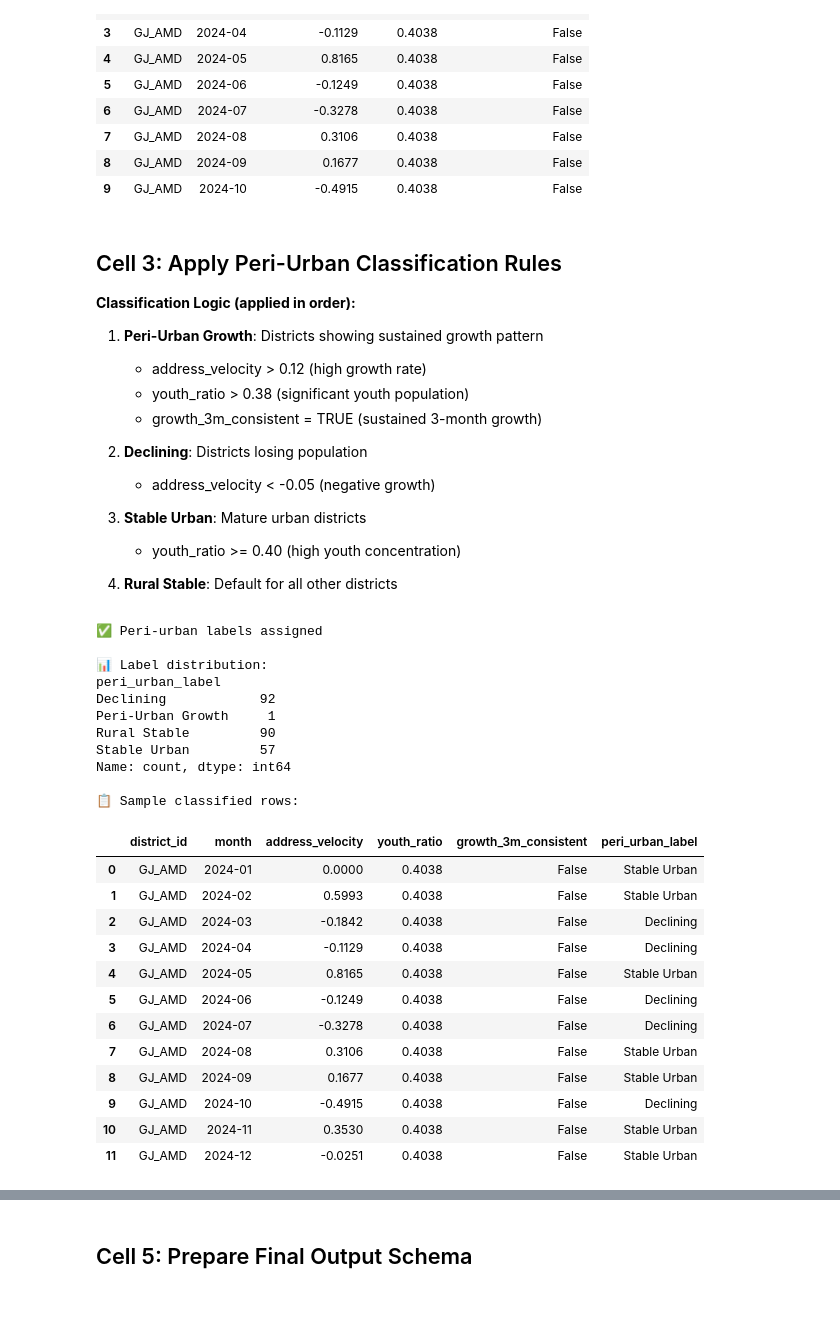
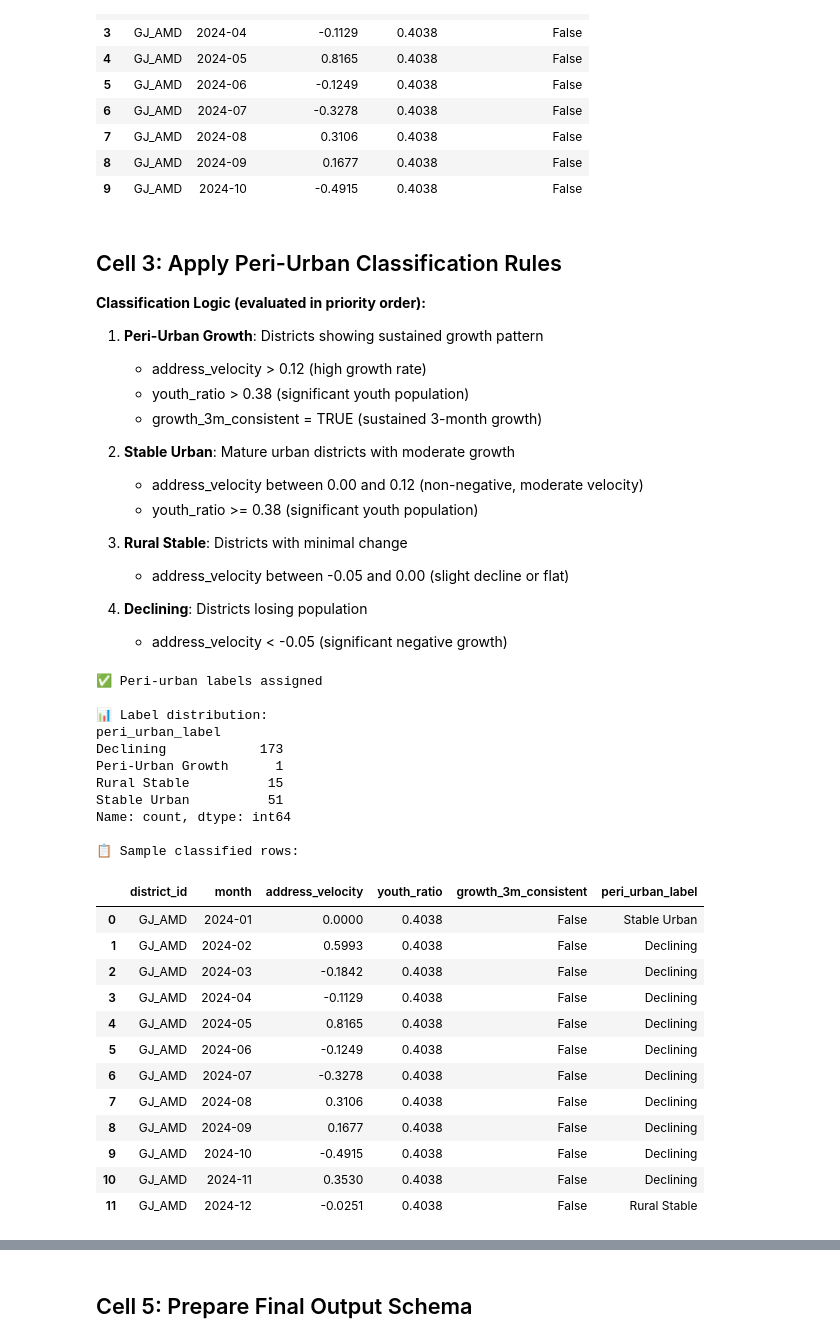
Before and after one commit to AaryanCode69/Saarthi-Net-Data-Pipeline, a Jupyter notebook: notebooks/phase4_peri_urban_labels.ipynb, the cells around one changed output, grey strips where cells are left out. Saved outputs shown, nothing was run; the diff lists cells and outputs as text; code cells hidden in the pictures; blank space fills up the shorter version.

```diff
--- a/notebooks/phase4_peri_urban_labels.ipynb
+++ b/notebooks/phase4_peri_urban_labels.ipynb
@@ -98,31 +98,33 @@ df[['district_id', 'month', 'address_velocity', 'youth_ratio', 'growth_3m_consis
 # %% [markdown]
 ## Cell 3: Apply Peri-Urban Classification Rules
 
-**Classification Logic (applied in order):**
+**Classification Logic (evaluated in priority order):**
 
 1. **Peri-Urban Growth**: Districts showing sustained growth pattern
    - address_velocity > 0.12 (high growth rate)
    - youth_ratio > 0.38 (significant youth population)
    - growth_3m_consistent = TRUE (sustained 3-month growth)
 
-2. **Declining**: Districts losing population
-   - address_velocity < -0.05 (negative growth)
+2. **Stable Urban**: Mature urban districts with moderate growth
+   - address_velocity between 0.00 and 0.12 (non-negative, moderate velocity)
+   - youth_ratio >= 0.38 (significant youth population)
 
-3. **Stable Urban**: Mature urban districts
-   - youth_ratio >= 0.40 (high youth concentration)
+3. **Rural Stable**: Districts with minimal change
+   - address_velocity between -0.05 and 0.00 (slight decline or flat)
 
-4. **Rural Stable**: Default for all other districts
+4. **Declining**: Districts losing population
+   - address_velocity < -0.05 (significant negative growth)
 # %%
 """
 Apply Peri-Urban Classification Rules
 --------------------------------------
 Each district-month is classified based on explicit, explainable rules.
 
-Rule Priority (applied in order):
+Rule Priority (evaluated in order):
 1. Peri-Urban Growth: High velocity + youth + sustained growth
-2. Declining: Negative velocity indicates outflow
-3. Stable Urban: High youth ratio indicates mature urban area
-4. Rural Stable: Default category for remaining districts
+2. Stable Urban: Moderate velocity (0 to 0.12) + youth >= 0.38
+3. Rural Stable: Slight decline or flat velocity (-0.05 to 0)
+4. Declining: Significant negative velocity (< -0.05)
 """
 
 def classify_peri_urban(row) -> str:
@@ -133,70 +135,70 @@ def classify_peri_urban(row) -> str:
         row: DataFrame row with address_velocity, youth_ratio, growth_3m_consistent
 
     Returns:
-        One of: 'Peri-Urban Growth', 'Declining', 'Stable Urban', 'Rural Stable'
+        One of: 'Peri-Urban Growth', 'Stable Urban', 'Rural Stable', 'Declining'
     """
     velocity = row['address_velocity']
     youth = row['youth_ratio']
     growth_consistent = row['growth_3m_consistent']
 
-    # Rule 1: Peri-Urban Growth
+    # Rule 1: Peri-Urban Growth (HIGHEST PRIORITY)
     # Districts with high address velocity, significant youth population,
     # AND sustained 3-month growth are classified as peri-urban growth zones.
     # These are areas transitioning from rural to urban.
     if velocity > 0.12 and youth > 0.38 and growth_consistent:
         return "Peri-Urban Growth"
 
-    # Rule 2: Declining
-    # Districts with negative address velocity are experiencing outflow.
-    # This indicates population decline or reverse migration.
-    elif velocity < -0.05:
-        return "Declining"
-
-    # Rule 3: Stable Urban
-    # Districts with high youth ratio (>=40%) are mature urban centers.
-    # Youth tend to concentrate in cities for jobs and education.
-    elif youth >= 0.40:
+    # Rule 2: Stable Urban
+    # Districts with moderate velocity (between 0.00 and 0.12)
+    # AND youth ratio >= 0.38 are mature urban centers.
+    elif velocity >= 0.00 and velocity <= 0.12 and youth >= 0.38:
         return "Stable Urban"
 
-    # Rule 4: Rural Stable (default)
-    # All remaining districts are classified as stable rural areas.
-    # These have moderate velocity and lower youth concentration.
+    # Rule 3: Rural Stable
+    # Districts with slight decline or flat velocity (between -0.05 and 0.00)
+    # are stable rural areas with minimal population change.
+    elif velocity >= -0.05 and velocity <= 0.00:
+        return "Rural Stable"
+
+    # Rule 4: Declining (LOWEST PRIORITY)
+    # Districts with significant negative velocity (< -0.05)
+    # are experiencing population decline or reverse migration.
     else:
-        return "Rural Stable"
+        return "Declining"
 
 # Apply classification to each row
 df['peri_urban_label'] = df.apply(classify_peri_urban, axis=1)
 
 print(f"✅ Peri-urban labels assigned")
 print(f"\n📊 Label distribution:")
 print(df['peri_urban_label'].value_counts().sort_index())
 print(f"\n📋 Sample classified rows:")
 df[['district_id', 'month', 'address_velocity', 'youth_ratio', 'growth_3m_consistent', 'peri_urban_label']].head(12)
 # %% [output]
 ✅ Peri-urban labels assigned
 
 📊 Label distribution:
 peri_urban_label
-Declining            92
-Peri-Urban Growth     1
-Rural Stable         90
-Stable Urban         57
+Declining            173
+Peri-Urban Growth      1
+Rural Stable          15
+Stable Urban          51
 Name: count, dtype: int64
 
 📋 Sample classified rows:
 |  | district_id | month | address_velocity | youth_ratio | growth_3m_consistent | peri_urban_label |
 | 0 | GJ_AMD | 2024-01 | 0.0000 | 0.4038 | False | Stable Urban |
-| 1 | GJ_AMD | 2024-02 | 0.5993 | 0.4038 | False | Stable Urban |
+| 1 | GJ_AMD | 2024-02 | 0.5993 | 0.4038 | False | Declining |
 | 2 | GJ_AMD | 2024-03 | -0.1842 | 0.4038 | False | Declining |
 | 3 | GJ_AMD | 2024-04 | -0.1129 | 0.4038 | False | Declining |
-| 4 | GJ_AMD | 2024-05 | 0.8165 | 0.4038 | False | Stable Urban |
+| 4 | GJ_AMD | 2024-05 | 0.8165 | 0.4038 | False | Declining |
 | 5 | GJ_AMD | 2024-06 | -0.1249 | 0.4038 | False | Declining |
 | 6 | GJ_AMD | 2024-07 | -0.3278 | 0.4038 | False | Declining |
-| 7 | GJ_AMD | 2024-08 | 0.3106 | 0.4038 | False | Stable Urban |
-| 8 | GJ_AMD | 2024-09 | 0.1677 | 0.4038 | False | Stable Urban |
+| 7 | GJ_AMD | 2024-08 | 0.3106 | 0.4038 | False | Declining |
+| 8 | GJ_AMD | 2024-09 | 0.1677 | 0.4038 | False | Declining |
 | 9 | GJ_AMD | 2024-10 | -0.4915 | 0.4038 | False | Declining |
-| 10 | GJ_AMD | 2024-11 | 0.3530 | 0.4038 | False | Stable Urban |
-| 11 | GJ_AMD | 2024-12 | -0.0251 | 0.4038 | False | Stable Urban |
+| 10 | GJ_AMD | 2024-11 | 0.3530 | 0.4038 | False | Declining |
+| 11 | GJ_AMD | 2024-12 | -0.0251 | 0.4038 | False | Rural Stable |
 # %% [markdown]
 ## Cell 4: Compute Growth Confidence Score
 
```
Also changed, not shown: parts of 7 cells of this notebook, 1 other file.
